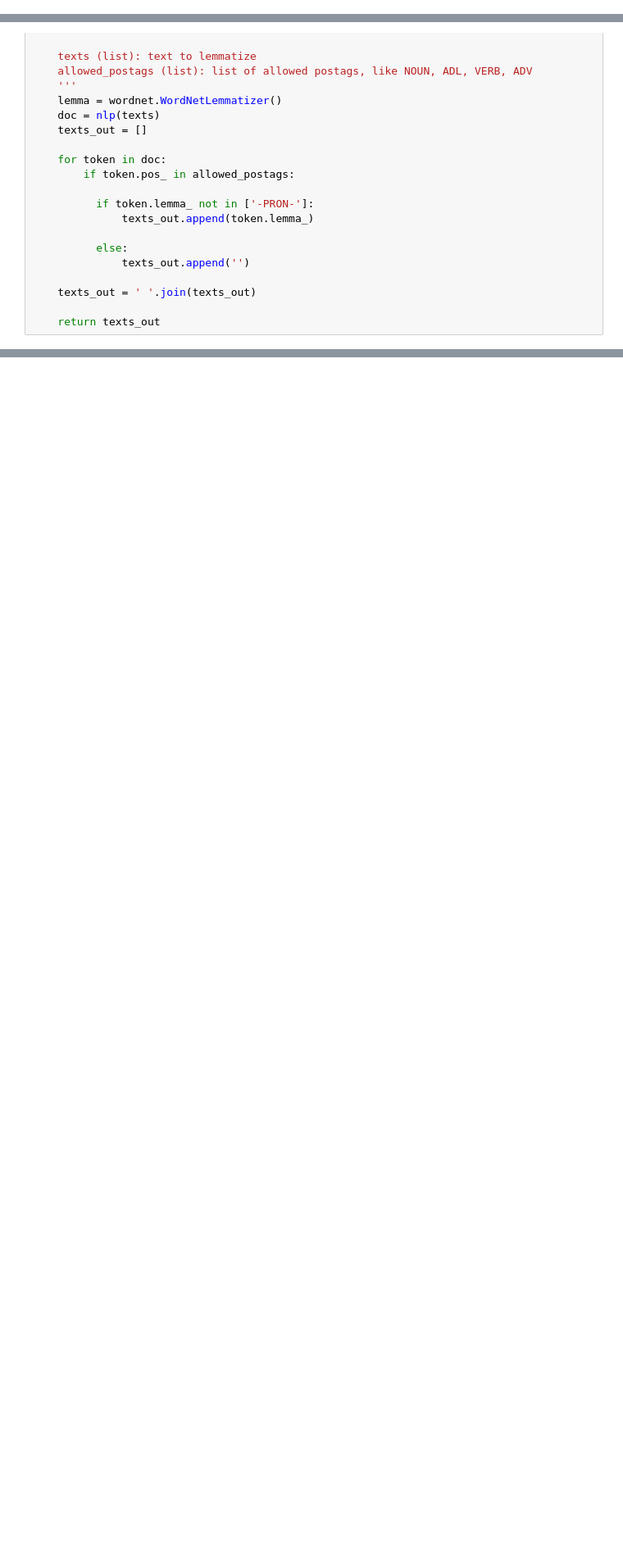
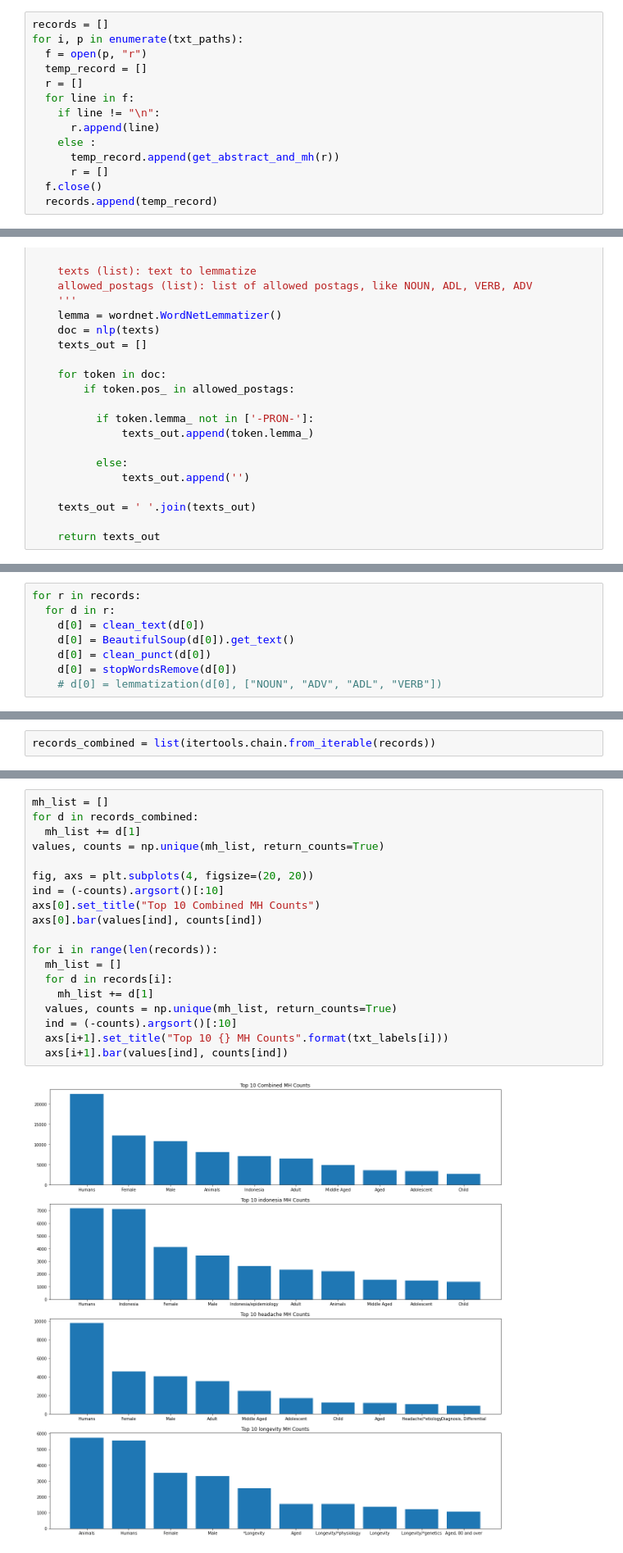
Before and after one commit to nurrizkyimani/mesh_on_demand, a Jupyter notebook: Data_Mining_Nurrizky.ipynb, the cells around one changed output, grey strips where cells are left out. Shown: that part at 82% size. Cells and saved outputs as stored; diff of their text form; blank space fills up the shorter version.

```diff
--- a/Data_Mining_Nurrizky.ipynb
+++ b/Data_Mining_Nurrizky.ipynb
@@ -56,0 +133,14 @@ import json
+# %%
+records = []
+for i, p in enumerate(txt_paths):
+  f = open(p, "r")
+  temp_record = []
+  r = []
+  for line in f:
+    if line != "\n":
+      r.append(line)
+    else :
+      temp_record.append(get_abstract_and_mh(r))
+      r = []
+  f.close()
+  records.append(temp_record)
@@ -134,0 +236,8 @@ def lemmatization(texts, allowed_postags, stop_words=stop_words):
+# %%
+for r in records:
+  for d in r:
+    d[0] = clean_text(d[0])
+    d[0] = BeautifulSoup(d[0]).get_text()
+    d[0] = clean_punct(d[0])
+    d[0] = stopWordsRemove(d[0])
+    # d[0] = lemmatization(d[0], ["NOUN", "ADV", "ADL", "VERB"])
@@ -134,0 +249,2 @@ def lemmatization(texts, allowed_postags, stop_words=stop_words):
+# %%
+records_combined = list(itertools.chain.from_iterable(records))
@@ -134,0 +253,21 @@ def lemmatization(texts, allowed_postags, stop_words=stop_words):
+# %%
+mh_list = []
+for d in records_combined:
+  mh_list += d[1]
+values, counts = np.unique(mh_list, return_counts=True)
+
+fig, axs = plt.subplots(4, figsize=(20, 20))
+ind = (-counts).argsort()[:10]
+axs[0].set_title("Top 10 Combined MH Counts")
+axs[0].bar(values[ind], counts[ind])
+
+for i in range(len(records)):
+  mh_list = []
+  for d in records[i]:
+    mh_list += d[1]
+  values, counts = np.unique(mh_list, return_counts=True)
+  ind = (-counts).argsort()[:10]
+  axs[i+1].set_title("Top 10 {} MH Counts".format(txt_labels[i]))
+  axs[i+1].bar(values[ind], counts[ind])
+# %% [output]
+[figure, added]
```
Also changed, not shown: parts of 32 cells of this notebook.
